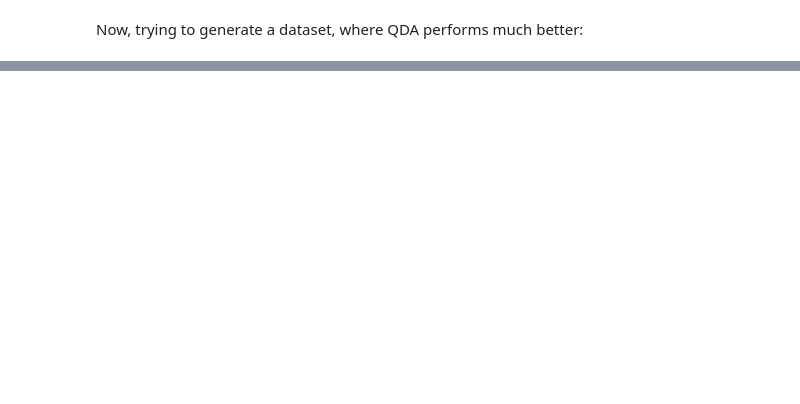
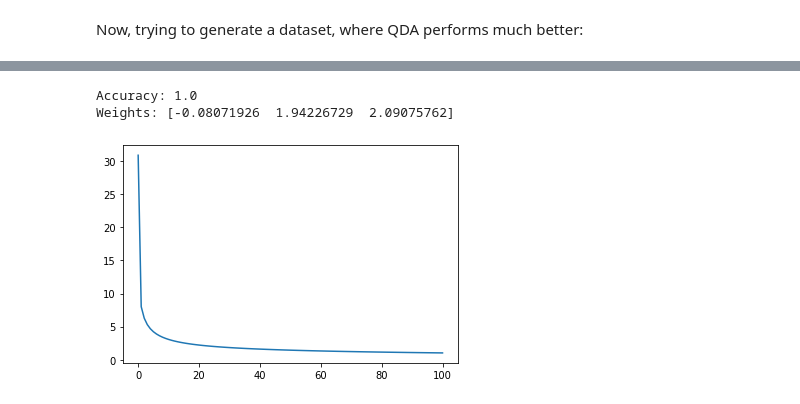
Before and after one commit to osuranyi/UdemyCourses, a Jupyter notebook: LogisticRegression/Section3_SolvingForOptimalWeights.ipynb, the cells around one changed output, grey strips where cells are left out. Saved outputs shown, nothing was run; the diff lists cells and outputs as text; code cells hidden in the pictures; blank space fills up the shorter version.

```diff
--- a/LogisticRegression/Section3_SolvingForOptimalWeights.ipynb
+++ b/LogisticRegression/Section3_SolvingForOptimalWeights.ipynb
@@ -306,0 +314,3 @@ plt.title("QDA");
+# %%
+def cross_entropy(t,y):
+  return - ( t * np.log(y) + (1 - t) * np.log(1-y) ).sum()
@@ -306,0 +393,46 @@ plt.title("QDA");
+# %%
+# Logistic regression class
+
+class LogisticRegression:
+  def add_ones(self,X):
+    if X.ndim == 1:
+      X.shape = [1,X.shape[0]]
+    return np.column_stack( (np.ones(X.shape[0]),X) )
+
+  def fit(self,X,t):
+    # Add a column of ones
+    Xb = self.add_ones(X)
+    # randomly initialize weights
+    D = Xb.shape[1]
+    self.w = np.random.randn(D) / np.sqrt(D)
+    #self.w = np.array([0,4,4]) #
+    # passing objective function and gradient as a lambda to gradient descent function
+    J = lambda w : cross_entropy(t, sigmoid(Xb @ w) )
+    gradient = lambda w : Xb.T @ (sigmoid(Xb @ w) - t)
+    self.w, self.cost = gradient_descent(self.w,J,gradient)
+
+  def forward(self,X):
+    # Add a column of ones
+    Xb = self.add_ones(X)
+    return np.round(sigmoid(Xb @ self.w))
+
+  # Just to have the usual predict method as well
+  def predict(self,X):
+    return self.forward(X)
+
+  def score(self,X,t):
+    return np.mean( t == self.predict(X) )
+# %%
+# Testing the gradient descent calculation
+# Using data from the previous section (X,T)
+
+model = LogisticRegression()
+model.fit(X,T)
+print("Accuracy:",model.score(X,T))
+print("Weights:",model.w)
+
+plt.plot(model.cost);
+# %% [output]
+Accuracy: 1.0
+Weights: [-0.08071926  1.94226729  2.09075762]
+[figure, added]
```
Also changed, not shown: parts of 14 cells of this notebook, 2 other files.
